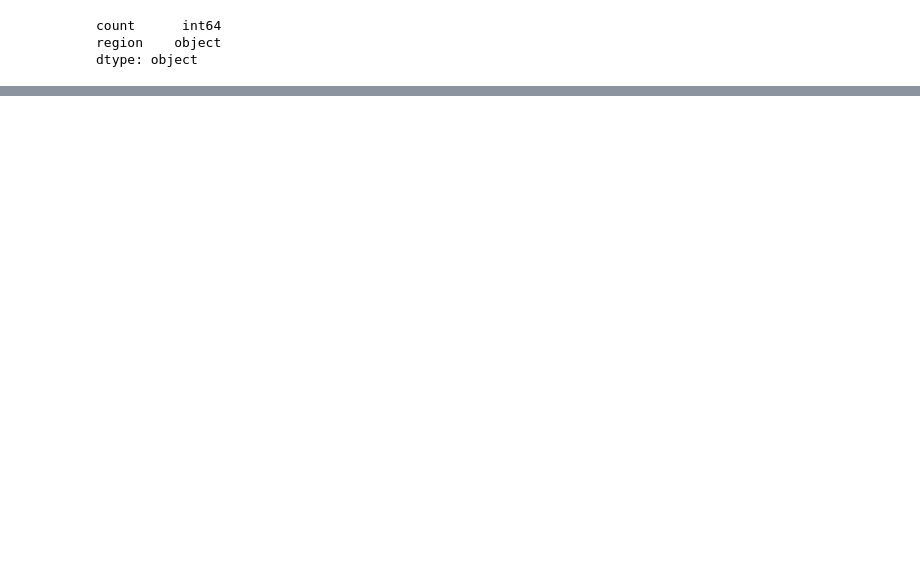
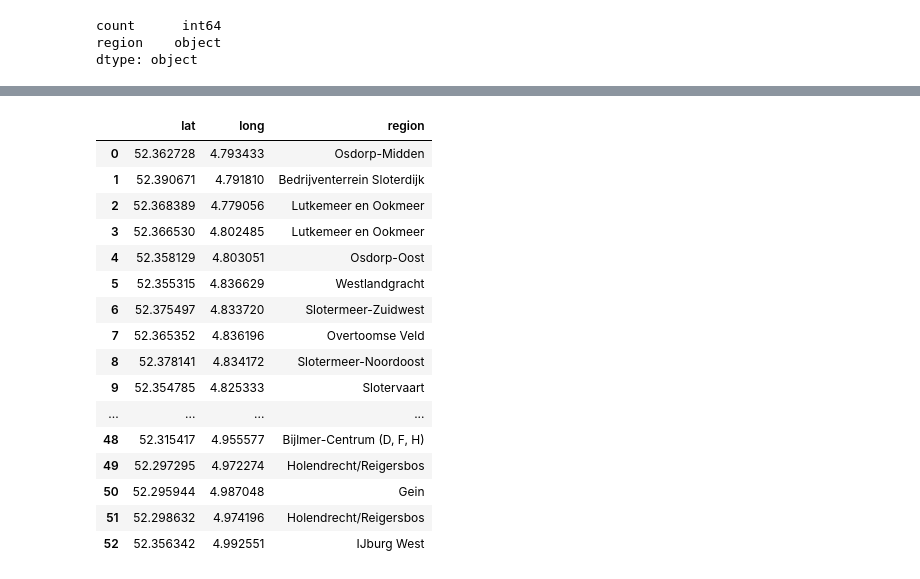
Before and after one commit to omikad/crowdednesshackathon, a Jupyter notebook: social_activity.ipynb, the cells around one changed output, grey strips where cells are left out. Cells and saved outputs as stored; diff of their text form; code cells hidden in the pictures; blank space fills up the shorter version.

Commit message:
Waste added

```diff
--- a/social_activity.ipynb
+++ b/social_activity.ipynb
@@ -84,0 +150,35 @@ map
+# %%
+regexp = re.compile(r'\d+\.\d+')
+waste = pd.read_csv('mor-afval-1.csv', delimiter=';')
+waste['long'] = waste.apply(lambda x: float(regexp.findall(x['locatie'])[0]), axis=1)
+waste['lat'] = waste.apply(lambda x: float(regexp.findall(x['locatie'])[1]), axis=1)
+
+regions = [''] * waste.shape[0]
+for i in range(waste.shape[0]):
+    point = Point(waste.iloc[i]['long'], waste.iloc[i]['lat'])
+    for name, polygon in polygons:
+        if polygon.contains(point):
+            regions[i] = name
+            break
+
+waste = waste.assign(region = regions)
+
+waste[['lat', 'long', 'region']]
+# %% [output]
+|  | lat | long | region |
+| 0 | 52.362728 | 4.793433 | Osdorp-Midden |
+| 1 | 52.390671 | 4.791810 | Bedrijventerrein Sloterdijk |
+| 2 | 52.368389 | 4.779056 | Lutkemeer en Ookmeer |
+| 3 | 52.366530 | 4.802485 | Lutkemeer en Ookmeer |
+| 4 | 52.358129 | 4.803051 | Osdorp-Oost |
+| 5 | 52.355315 | 4.836629 | Westlandgracht |
+| 6 | 52.375497 | 4.833720 | Slotermeer-Zuidwest |
+| 7 | 52.365352 | 4.836196 | Overtoomse Veld |
+| 8 | 52.378141 | 4.834172 | Slotermeer-Noordoost |
+| 9 | 52.354785 | 4.825333 | Slotervaart |
+| ... | ... | ... | ... |
+| 48 | 52.315417 | 4.955577 | Bijlmer-Centrum (D, F, H) |
+| 49 | 52.297295 | 4.972274 | Holendrecht/Reigersbos |
+| 50 | 52.295944 | 4.987048 | Gein |
+| 51 | 52.298632 | 4.974196 | Holendrecht/Reigersbos |
+| 52 | 52.356342 | 4.992551 | IJburg West |
```
Also changed, not shown: parts of 9 cells of this notebook, 1 other file.
